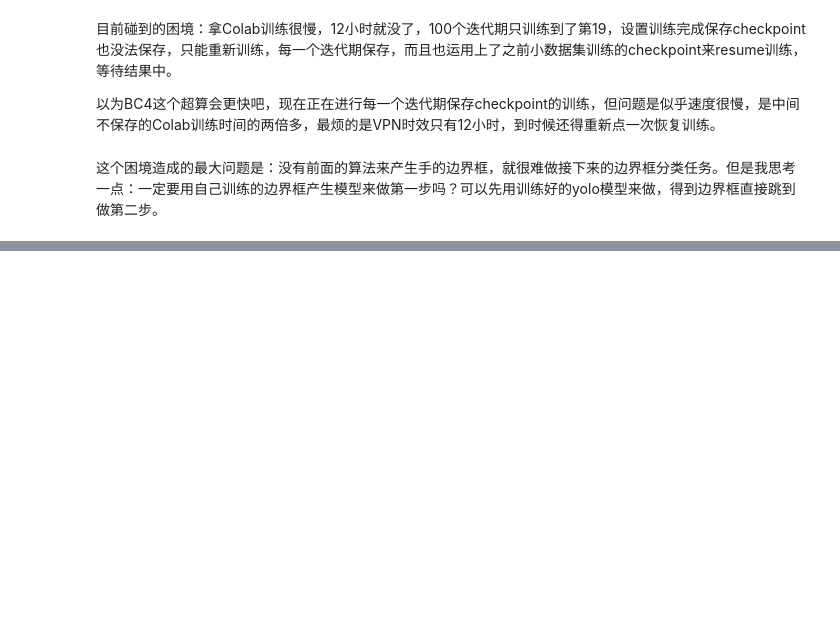
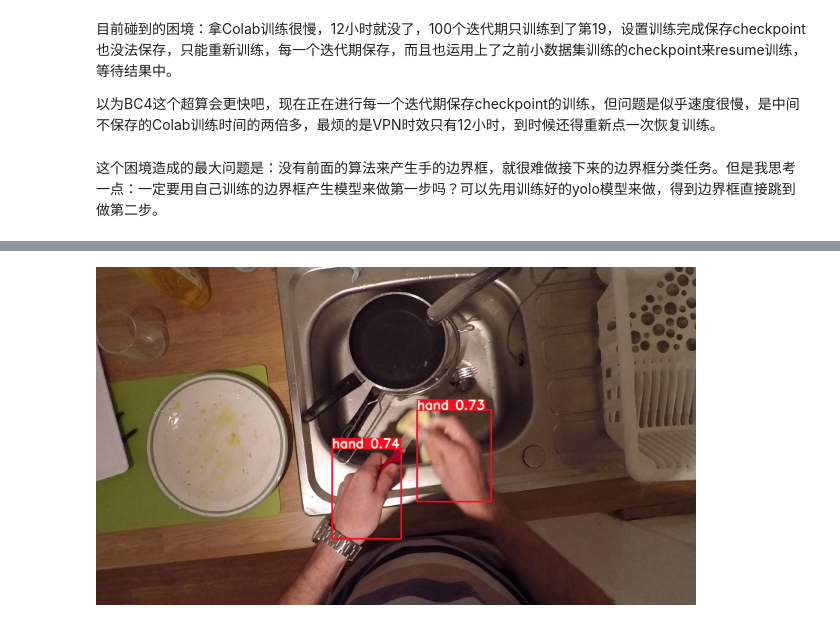
Before and after one commit to JinhangZhu/project-diary, a Jupyter notebook: yolov3-training.ipynb, the cells around one changed output, grey strips where cells are left out. Saved outputs shown, nothing was run; the diff lists cells and outputs as text; code cells hidden in the pictures; blank space fills up the shorter version.

```diff
--- a/yolov3-training.ipynb
+++ b/yolov3-training.ipynb
@@ -184,0 +278,5 @@ Full dataset: ego-hand
+# %%
+from IPython.display import Image
+Image(filename="output/yolov3-spp-egohand-epoch4/P01_06_0000004651.jpg", width=600)
+# %% [output]
+[figure, added]
```
Also changed, not shown: parts of 16 cells of this notebook, 1 other file.
